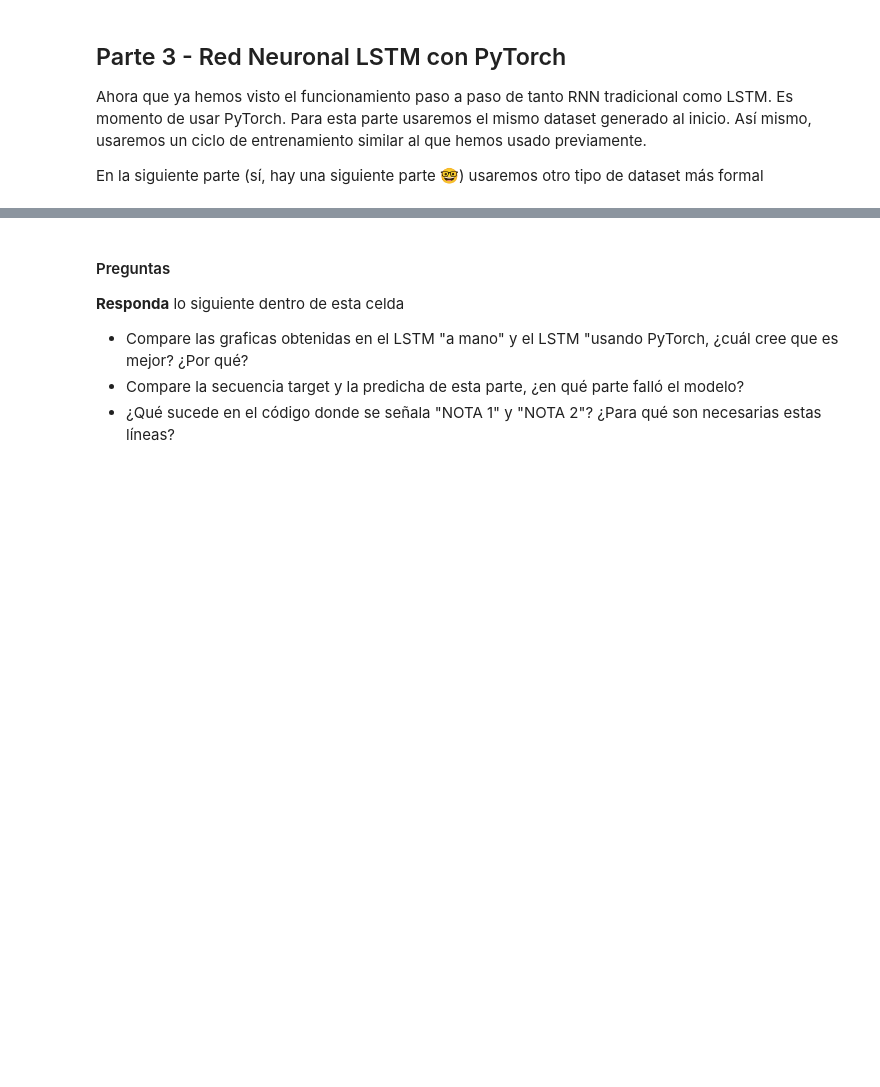
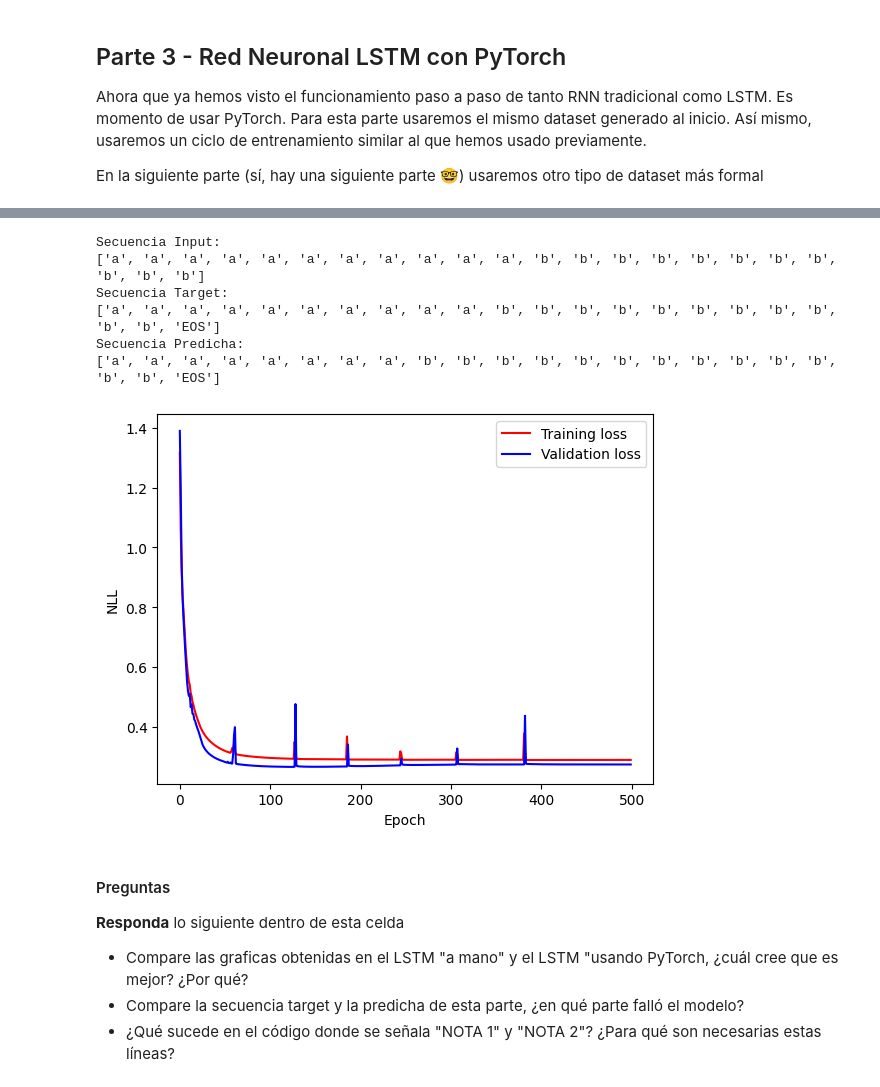
Before and after one commit to MarioGuerra21008/Deep_Learning-Lab03, a Jupyter notebook: lab3.ipynb, the cells around one changed output, grey strips where cells are left out. Cells and saved outputs as stored; diff of their text form; code cells hidden in the pictures; blank space fills up the shorter version.

Commit message:
LSTM with PyTorch

```diff
--- a/lab3.ipynb
+++ b/lab3.ipynb
@@ -1531,6 +1531,8 @@ En la siguiente parte (sí, hay una siguiente parte &#x1F913;) usaremos otro tip
 import torch
 import torch.nn as nn
 import torch.nn.functional as F
+
+vocab_size = 100
 
 class Net(nn.Module):
     def __init__(self):
@@ -1543,7 +1545,13 @@ class Net(nn.Module):
         #     una layer
         #     y NO (False) debe ser bidireccional
         # YOUR CODE HERE
-        raise NotImplementedError()
+
+        self.lstm = nn.LSTM(input_size=vocab_size,  # Tamaño del vocabulario
+                            hidden_size=50,         # Número de hidden states
+                            num_layers=1,           # Número de capas
+                            bidirectional=False)
+
+        #raise NotImplementedError()
 
         # Layer de salida (output)
         self.l_out = nn.Linear(in_features=50,
@@ -1679,35 +1734,51 @@ inputs_one_hot = one_hot_encode_sequence(inputs, vocab_size)
 targets_idx = [word_to_idx[word] for word in targets]
 
 # Convertir el input a un tensor
 inputs_one_hot = torch.Tensor(inputs_one_hot)
 inputs_one_hot = inputs_one_hot.permute(0, 2, 1)
 
 # Convertir el target a un tensor
 targets_idx = torch.LongTensor(targets_idx)
 
 
 # Aprox 1 linea para el Forward
 # outputs =
 # YOUR CODE HERE
-raise NotImplementedError()
+#raise NotImplementedError()
+
+outputs = net(inputs_one_hot)
+
+# Convertir los outputs a probabilidades
+outputs = outputs.detach().numpy()
+
+# Mapear las predicciones a palabras
+predicted_sequence = [idx_to_word[np.argmax(output)] for output in outputs]
 
 print("Secuencia Input:")
 print(inputs)
 
 print("Secuencia Target:")
 print(targets)
 
 print("Secuencia Predicha:")
-print([idx_to_word[np.argmax(output)] for output in outputs])
+print(predicted_sequence)
 
 # Graficar la perdida en training y validacion
 epoch = np.arange(len(training_loss))
 plt.figure()
 plt.plot(epoch, training_loss, 'r', label='Training loss',)
 plt.plot(epoch, validation_loss, 'b', label='Validation loss')
 plt.legend()
 plt.xlabel('Epoch'), plt.ylabel('NLL')
 plt.show()
+# %% [output]
+Secuencia Input:
+['a', 'a', 'a', 'a', 'a', 'a', 'a', 'a', 'a', 'a', 'a', 'b', 'b', 'b', 'b', 'b', 'b', 'b', 'b', 'b', 'b', 'b']
+Secuencia Target:
+['a', 'a', 'a', 'a', 'a', 'a', 'a', 'a', 'a', 'a', 'b', 'b', 'b', 'b', 'b', 'b', 'b', 'b', 'b', 'b', 'b', 'EOS']
+Secuencia Predicha:
+['a', 'a', 'a', 'a', 'a', 'a', 'a', 'a', 'b', 'b', 'b', 'b', 'b', 'b', 'b', 'b', 'b', 'b', 'b', 'b', 'b', 'EOS']
+[figure, added]
 # %% [markdown]
 #### Preguntas
 
```
Also changed, not shown: parts of 3 cells of this notebook.
